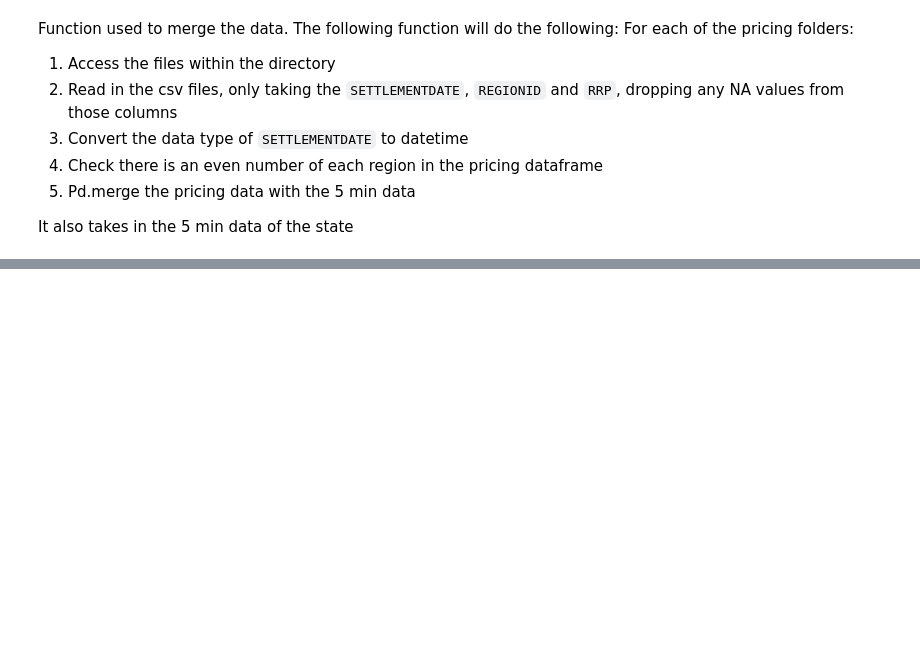
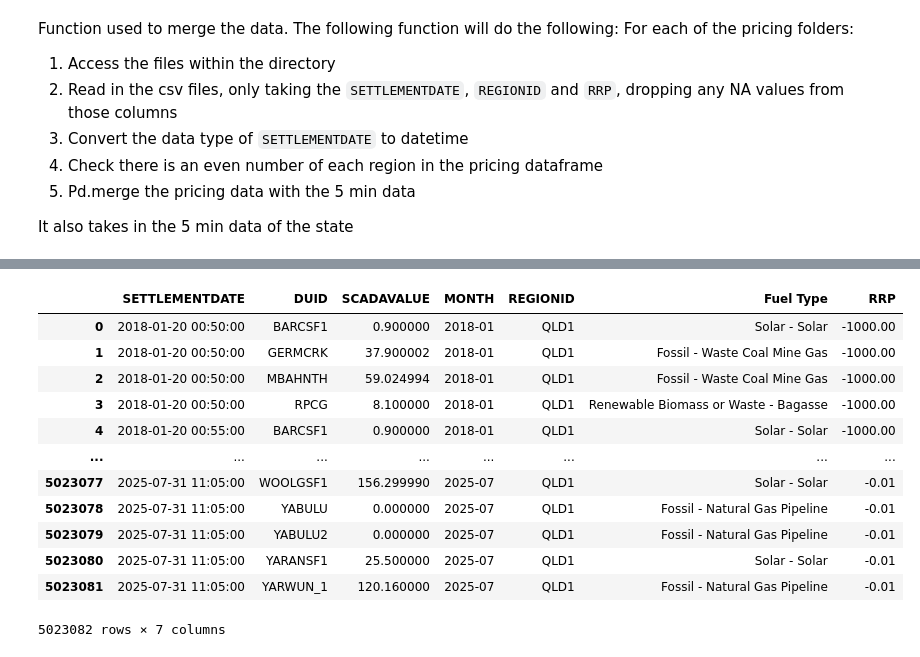
Before and after one commit to aidanlockwood20/IFN695-Codebase, a Jupyter notebook: report.ipynb, the cells around one changed output, grey strips where cells are left out. Drawn from its saved outputs; the diff is of its cells as text; code cells hidden in the pictures; blank space fills up the shorter version.

```diff
--- a/report.ipynb
+++ b/report.ipynb
@@ -908,0 +883,17 @@ Looking into directory:  /Users/aidanlockwood/Documents/GitHub/IFN695-Codebase/d
+# %%
+qld_neg_price = qld_data_price[(qld_data_price['RRP'] < 0) & (qld_data_price['Fuel Type'] != 'Other - Other')].dropna().reset_index(drop = True)
+qld_neg_price
+# %% [output]
+|  | SETTLEMENTDATE | DUID | SCADAVALUE | MONTH | REGIONID | Fuel Type | RRP |
+| 0 | 2018-01-20 00:50:00 | BARCSF1 | 0.900000 | 2018-01 | QLD1 | Solar - Solar | -1000.00 |
+| 1 | 2018-01-20 00:50:00 | GERMCRK | 37.900002 | 2018-01 | QLD1 | Fossil - Waste Coal Mine Gas | -1000.00 |
+| 2 | 2018-01-20 00:50:00 | MBAHNTH | 59.024994 | 2018-01 | QLD1 | Fossil - Waste Coal Mine Gas | -1000.00 |
+| 3 | 2018-01-20 00:50:00 | RPCG | 8.100000 | 2018-01 | QLD1 | Renewable Biomass or Waste - Bagasse | -1000.00 |
+| 4 | 2018-01-20 00:55:00 | BARCSF1 | 0.900000 | 2018-01 | QLD1 | Solar - Solar | -1000.00 |
+| ... | ... | ... | ... | ... | ... | ... | ... |
+| 5023077 | 2025-07-31 11:05:00 | WOOLGSF1 | 156.299990 | 2025-07 | QLD1 | Solar - Solar | -0.01 |
+| 5023078 | 2025-07-31 11:05:00 | YABULU | 0.000000 | 2025-07 | QLD1 | Fossil - Natural Gas Pipeline | -0.01 |
+| 5023079 | 2025-07-31 11:05:00 | YABULU2 | 0.000000 | 2025-07 | QLD1 | Fossil - Natural Gas Pipeline | -0.01 |
+| 5023080 | 2025-07-31 11:05:00 | YARANSF1 | 25.500000 | 2025-07 | QLD1 | Solar - Solar | -0.01 |
+| 5023081 | 2025-07-31 11:05:00 | YARWUN_1 | 120.160000 | 2025-07 | QLD1 | Fossil - Natural Gas Pipeline | -0.01 |
+5023082 rows × 7 columns
```
Also changed, not shown: parts of 55 cells of this notebook, 6 other files.
